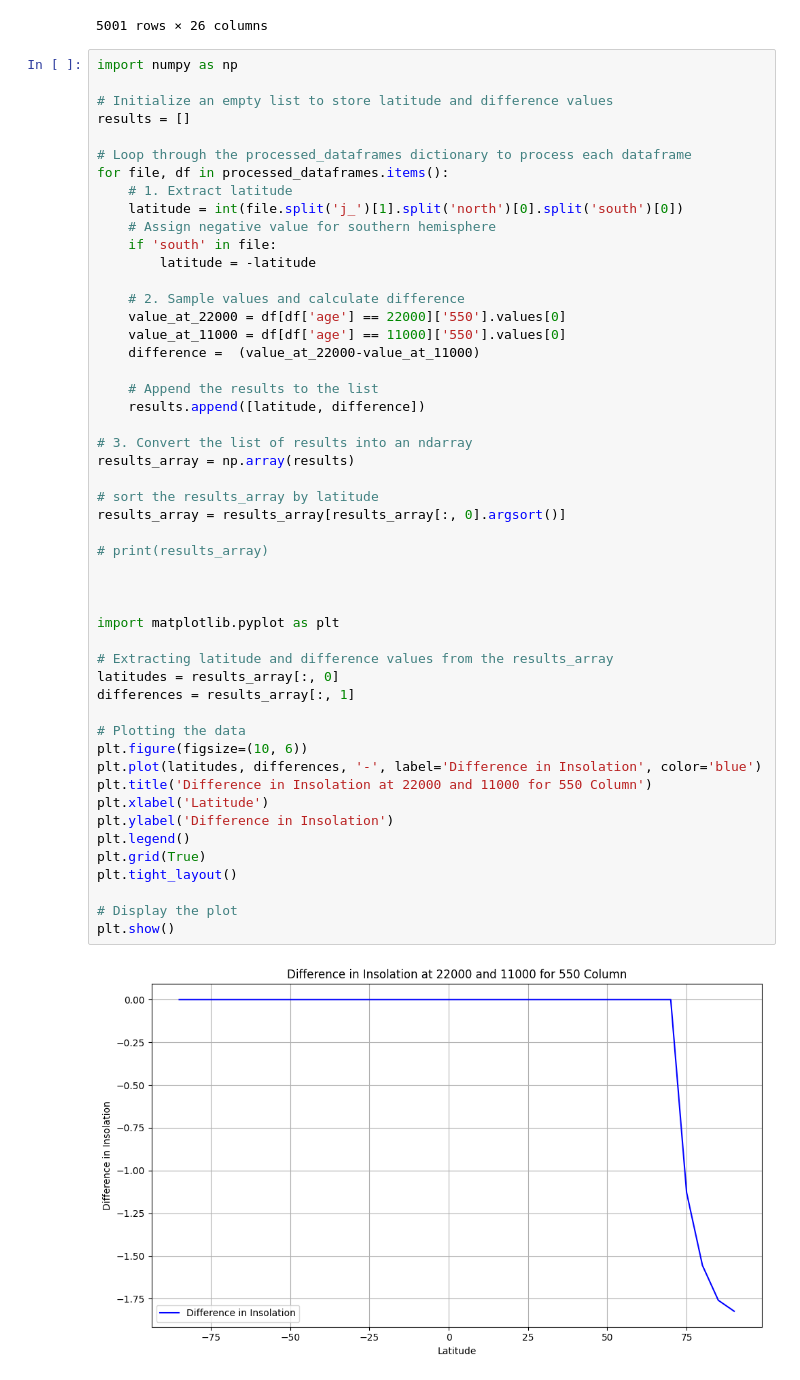
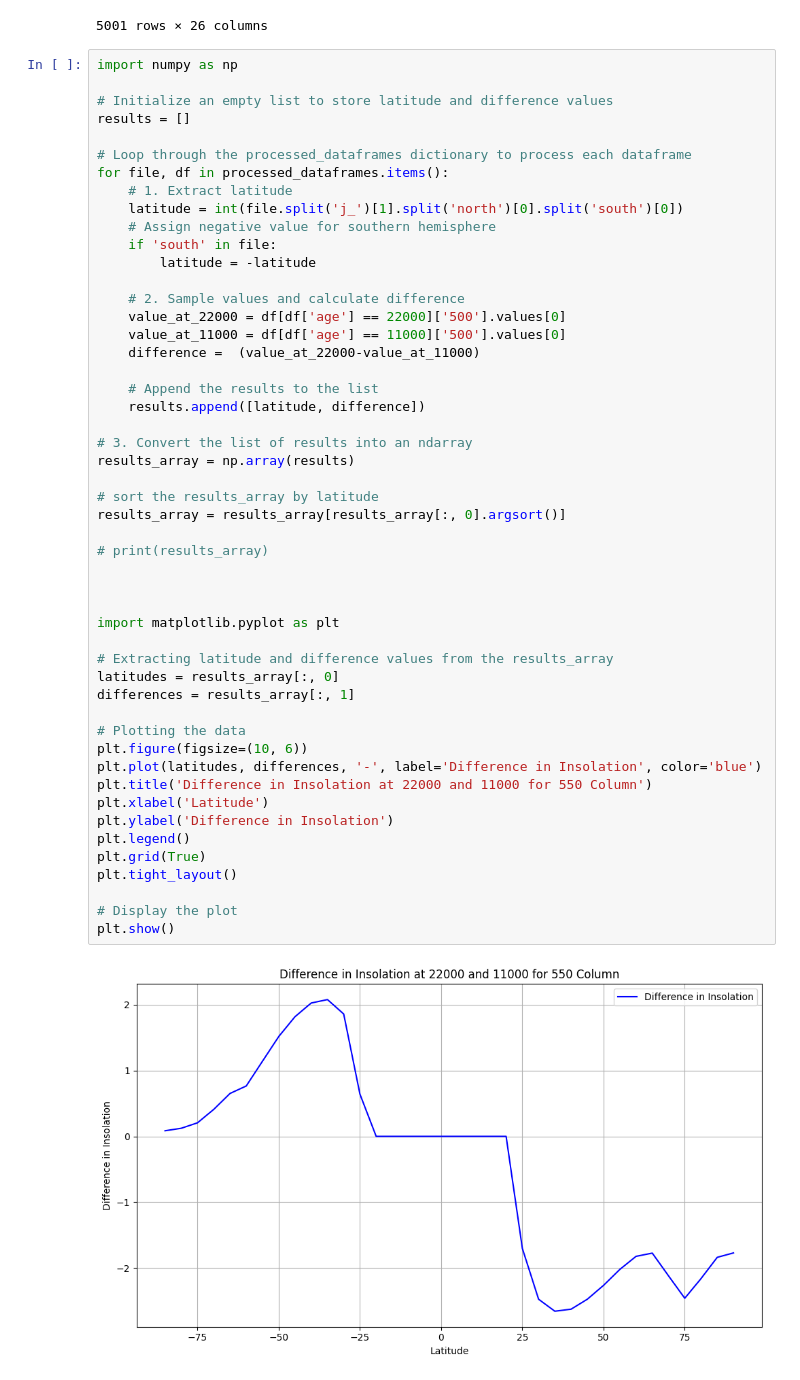
Before and after one commit to Peisong-Zheng/Last_deglaciation, a Jupyter notebook: Figure3_v2.ipynb, the cells around one changed output. Cells and saved outputs as stored; diff of their text form.

```diff
--- a/Figure3_v2.ipynb
+++ b/Figure3_v2.ipynb
@@ -72,8 +79,8 @@ for file, df in processed_dataframes.items():
         latitude = -latitude
 
     # 2. Sample values and calculate difference
-    value_at_22000 = df[df['age'] == 22000]['550'].values[0]
-    value_at_11000 = df[df['age'] == 11000]['550'].values[0]
+    value_at_22000 = df[df['age'] == 22000]['500'].values[0]
+    value_at_11000 = df[df['age'] == 11000]['500'].values[0]
     difference =  (value_at_22000-value_at_11000)
 
     # Append the results to the list
@@ -81,31 +88,31 @@ for file, df in processed_dataframes.items():
 
 # 3. Convert the list of results into an ndarray
 results_array = np.array(results)
 
 # sort the results_array by latitude
 results_array = results_array[results_array[:, 0].argsort()]
 
 # print(results_array)
 
 
 
 import matplotlib.pyplot as plt
 
 # Extracting latitude and difference values from the results_array
 latitudes = results_array[:, 0]
 differences = results_array[:, 1]
 
 # Plotting the data
 plt.figure(figsize=(10, 6))
 plt.plot(latitudes, differences, '-', label='Difference in Insolation', color='blue')
 plt.title('Difference in Insolation at 22000 and 11000 for 550 Column')
 plt.xlabel('Latitude')
 plt.ylabel('Difference in Insolation')
 plt.legend()
 plt.grid(True)
 plt.tight_layout()
 
 # Display the plot
 plt.show()
 # %% [output]
-[figure, old version]
+[figure, new version]
```
Also changed, not shown: parts of 9 cells of this notebook, 17 other files.
